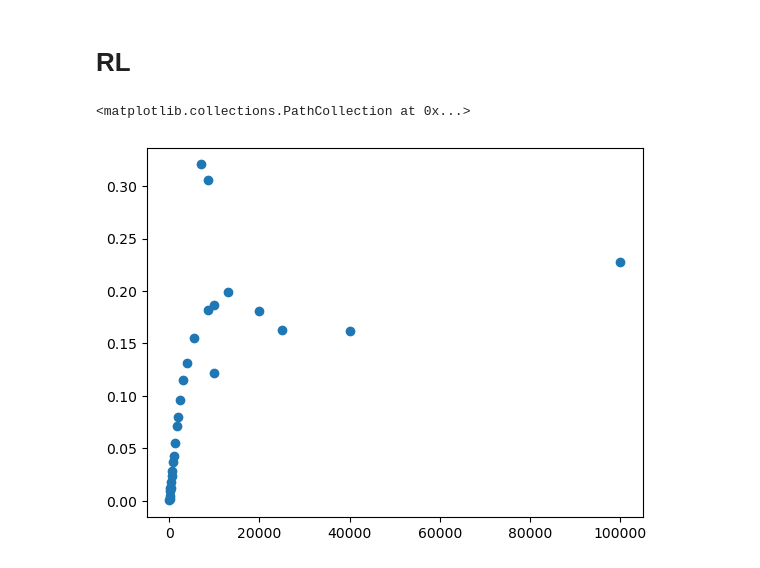
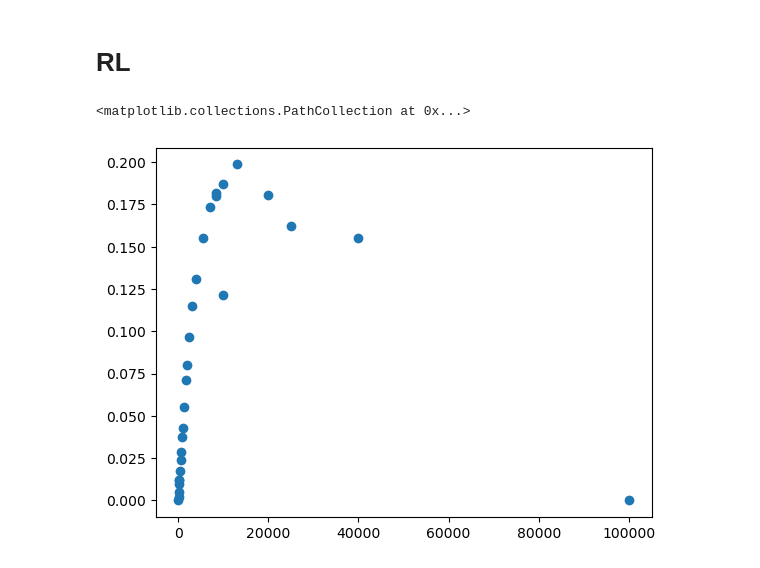
Before and after one commit to Yedi278/Lab2, a Jupyter notebook: Circuiti_3/RC.ipynb, the cells around one changed output. Cells and saved outputs as stored; diff of their text form; code cells hidden in the pictures.

```diff
--- a/Circuiti_3/RC.ipynb
+++ b/Circuiti_3/RC.ipynb
@@ -140,18 +141,18 @@ Chi2 =  1.5481314451199188
 # %%
 mods, fases, freqs = [], [], []
 
-for i in os.listdir('data/RL'):
-    path = 'data/RL/'+i+'/'
+for i in sorted([int(i) for i in os.listdir('data/RL/')]):
+    path = 'data/RL/'+str(i)+'/'
     V_res, V_c, dt_res, dt_c = analize(path, 1000)
     mods.append(V_res)
-    fases.append(dt_res*float(i))
-    freqs.append(int(i))
+    fases.append(dt_res*i)
+    freqs.append(i)
 
 # plt.scatter(freqs,mods)
 plt.scatter(freqs,fases)
 # %% [output]
 <matplotlib.collections.PathCollection at 0x...>
-[figure, old version]
+[figure, new version]
 # %%
 N = 8501
 # %%
```
Also changed, not shown: parts of 8 cells of this notebook, 2 other files.
